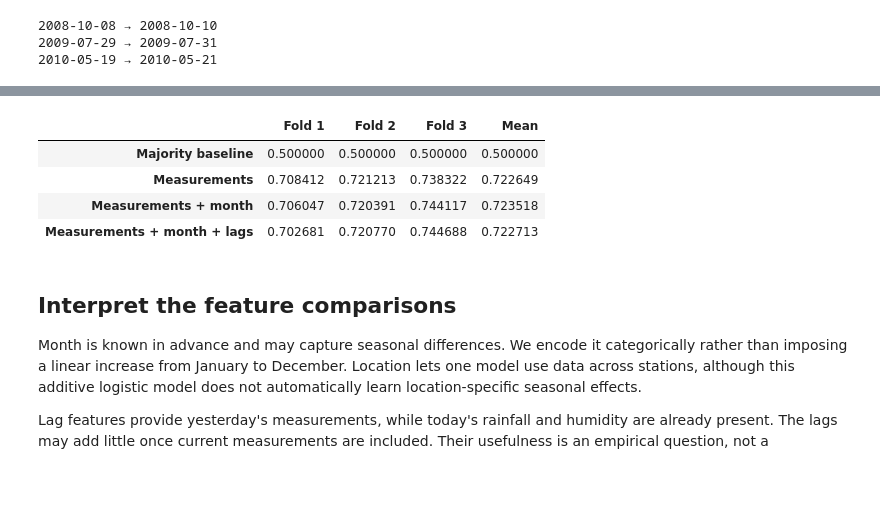
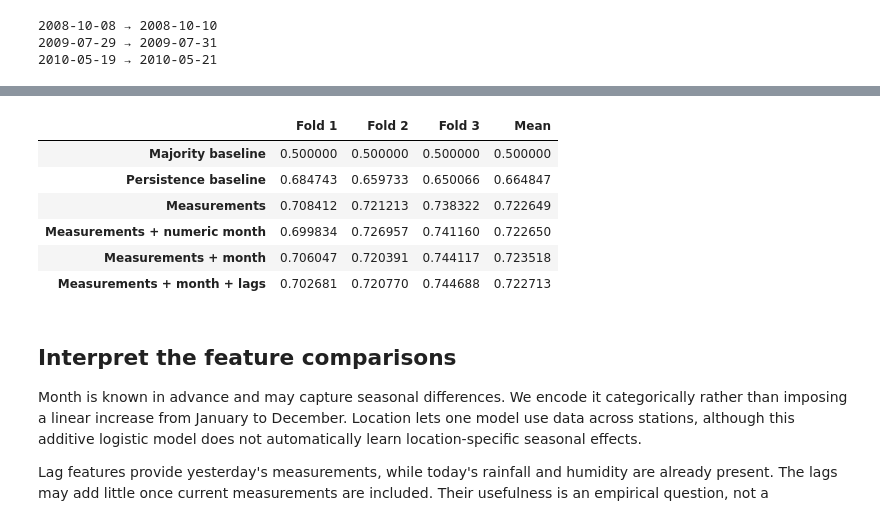
Before and after one commit to UBC-CS/cpsc330-2026W1, a Jupyter notebook: content/classes/varada/lecture-19-time-series-demo.ipynb, the cells around one changed output, grey strips where cells are left out. Saved outputs shown, nothing was run; the diff lists cells and outputs as text; code cells hidden in the pictures; blank space fills up the shorter version.

```diff
--- a/content/classes/varada/lecture-19-time-series-demo.ipynb
+++ b/content/classes/varada/lecture-19-time-series-demo.ipynb
@@ -101,6 +195,7 @@ yesterday = yesterday.rename(columns={
     "Rainfall": "Rainfall_lag1day", "Humidity3pm": "Humidity3pm_lag1day"
 })
 rain = rain.merge(yesterday, on=["Location", "Date"], how="left", validate="one_to_one")
+rain["MonthNumeric"] = rain["Date"].dt.month
 rain["Month"] = rain["Date"].dt.month_name()
 rain = rain.dropna(subset=["RainTomorrow"]).copy()
 display(rain[["Location", "Date", "Rainfall", "Rainfall_lag1day"]].head(10))
@@ -158,0 +258,20 @@ Accuracy is easy to read, but predicting the majority class may look successful
+# %%
+class PersistenceClassifier(ClassifierMixin, BaseEstimator):
+    """Predict tomorrow's class using today's observed class."""
+    def fit(self, X, y):
+        self.classes_ = np.unique(y)
+        self.fill_value_ = X["RainToday"].mode().iloc[0]
+        return self
+
+    def predict(self, X):
+        return X["RainToday"].fillna(self.fill_value_).to_numpy()
+
+baselines = {
+    "Majority baseline": DummyClassifier(strategy="most_frequent"),
+    "Persistence baseline": PersistenceClassifier(),
+}
+results = {}
+for name, model in baselines.items():
+    results[name] = cross_val_score(
+        model, train[["RainToday"]], y_train, cv=folds, scoring="balanced_accuracy")
+display(pd.DataFrame(results, index=["Fold 1", "Fold 2", "Fold 3"]).T)
@@ -166,38 +302,41 @@ numeric = [
 categorical = ["Location", "WindGustDir", "WindDir9am", "WindDir3pm", "RainToday"]
 
 def make_rain_model(extra_numeric=(), extra_categorical=()):
     preprocessing = ColumnTransformer([
         ("numeric", make_pipeline(SimpleImputer(strategy="median"), StandardScaler()),
          numeric + list(extra_numeric)),
         ("categorical", make_pipeline(
             SimpleImputer(strategy="constant", fill_value="missing"),
             OneHotEncoder(handle_unknown="ignore")),
          categorical + list(extra_categorical)),
     ])
     return make_pipeline(preprocessing, LogisticRegression(max_iter=1000))
 
 models = {
-    "Majority baseline": DummyClassifier(strategy="most_frequent"),
+    **baselines,
     "Measurements": make_rain_model(),
+    "Measurements + numeric month": make_rain_model(extra_numeric=["MonthNumeric"]),
     "Measurements + month": make_rain_model(extra_categorical=["Month"]),
     "Measurements + month + lags": make_rain_model(
         extra_numeric=["Rainfall_lag1day", "Humidity3pm_lag1day"],
         extra_categorical=["Month"]),
 }
-results = {}
 for name, model in models.items():
-    # DummyClassifier needs no raw date/string columns.
-    X = train[["Rainfall"]] if name == "Majority baseline" else train
+    if name in baselines:
+        continue
+    X = train
     results[name] = cross_val_score(
         model, X, y_train, cv=folds, scoring="balanced_accuracy"
     )
 validation = pd.DataFrame(results, index=["Fold 1", "Fold 2", "Fold 3"]).T
 validation["Mean"] = validation.mean(axis=1)
 display(validation)
 # %% [output]
 |  | Fold 1 | Fold 2 | Fold 3 | Mean |
 | Majority baseline | 0.500000 | 0.500000 | 0.500000 | 0.500000 |
+| Persistence baseline | 0.684743 | 0.659733 | 0.650066 | 0.664847 |
 | Measurements | 0.708412 | 0.721213 | 0.738322 | 0.722649 |
+| Measurements + numeric month | 0.699834 | 0.726957 | 0.741160 | 0.722650 |
 | Measurements + month | 0.706047 | 0.720391 | 0.744117 | 0.723518 |
 | Measurements + month + lags | 0.702681 | 0.720770 | 0.744688 | 0.722713 |
 # %% [markdown]
```
Also changed, not shown: parts of 16 cells of this notebook.
